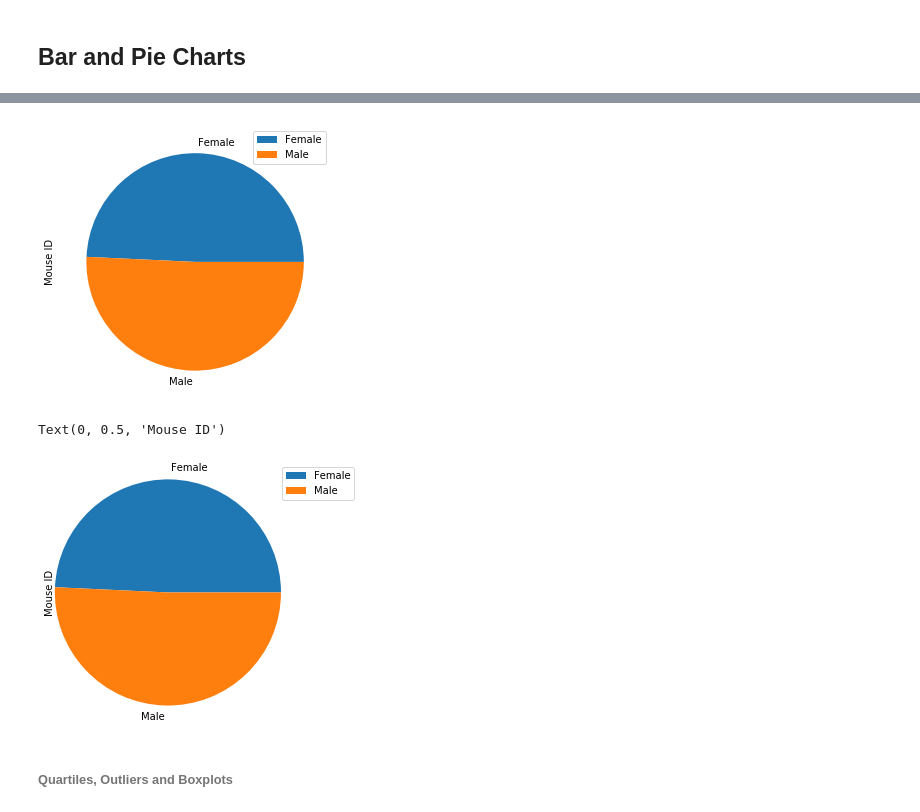
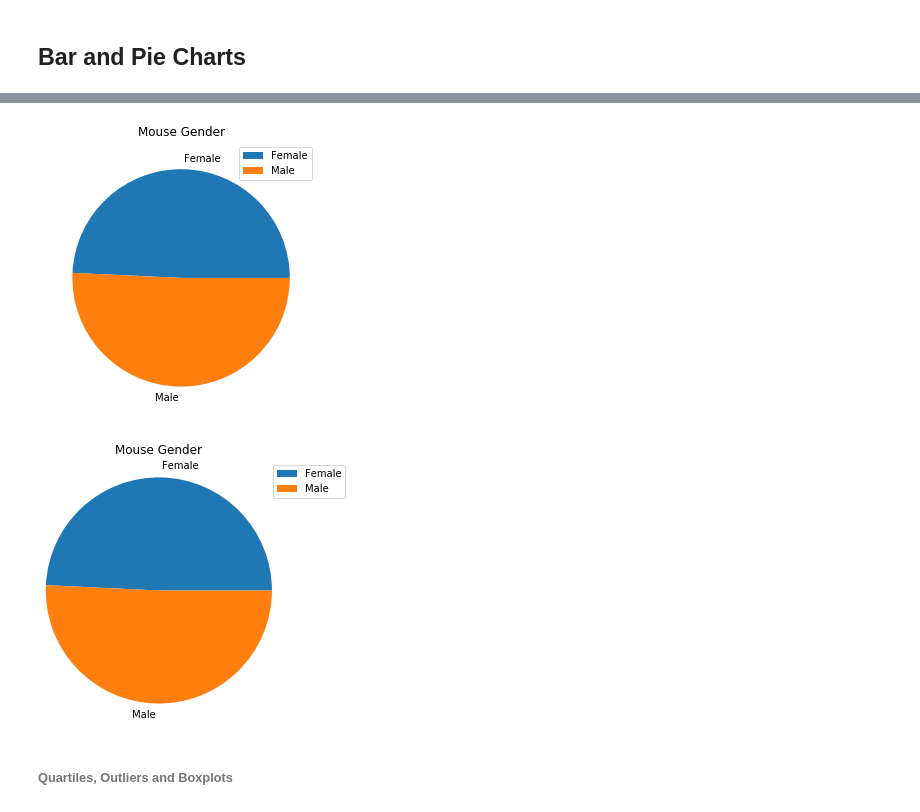
Before and after one commit to quickbarn/Matplotlib-challenge, a Jupyter notebook: Pymaceuticals/pymaceuticals_starter.ipynb, the cells around one changed output, grey strips where cells are left out. Drawn from its saved outputs; the diff is of its cells as text; code cells hidden in the pictures.

```diff
--- a/Pymaceuticals/pymaceuticals_starter.ipynb
+++ b/Pymaceuticals/pymaceuticals_starter.ipynb
@@ -175,20 +172,23 @@ plt.xticks(tick_locations, rotation='vertical')
 # %%
 # Generate a pie plot showing the distribution of female versus male mice using pandas
 mf = unique_merge_df.groupby(["Sex"]).count()
 mf
 
 mf_pie=mf.plot(kind = "pie", y = "Mouse ID", figsize =(5, 5))
+plt.title("Mouse Gender")
+plt.ylabel("")
+plt.show()
 # %% [output]
-[figure, old version]
+[figure, new version]
 # %%
 # Generate a pie plot showing the distribution of female versus male mice using pyplot
 
 plt.pie(mf["Mouse ID"], labels = ("Female", "Male"), radius = 1.3)
 plt.legend(labels = ("Female", "Male"), bbox_to_anchor =(1,1.1))
-plt.ylabel("Mouse ID")
+plt.title("Mouse Gender", y =1.1)
+plt.show()
 # %% [output]
-Text(0, 0.5, 'Mouse ID')
-[figure, old version]
+[figure, new version]
 # %% [markdown]
 ###### Quartiles, Outliers and Boxplots
 # %%
```
Also changed, not shown: parts of 7 cells of this notebook.
